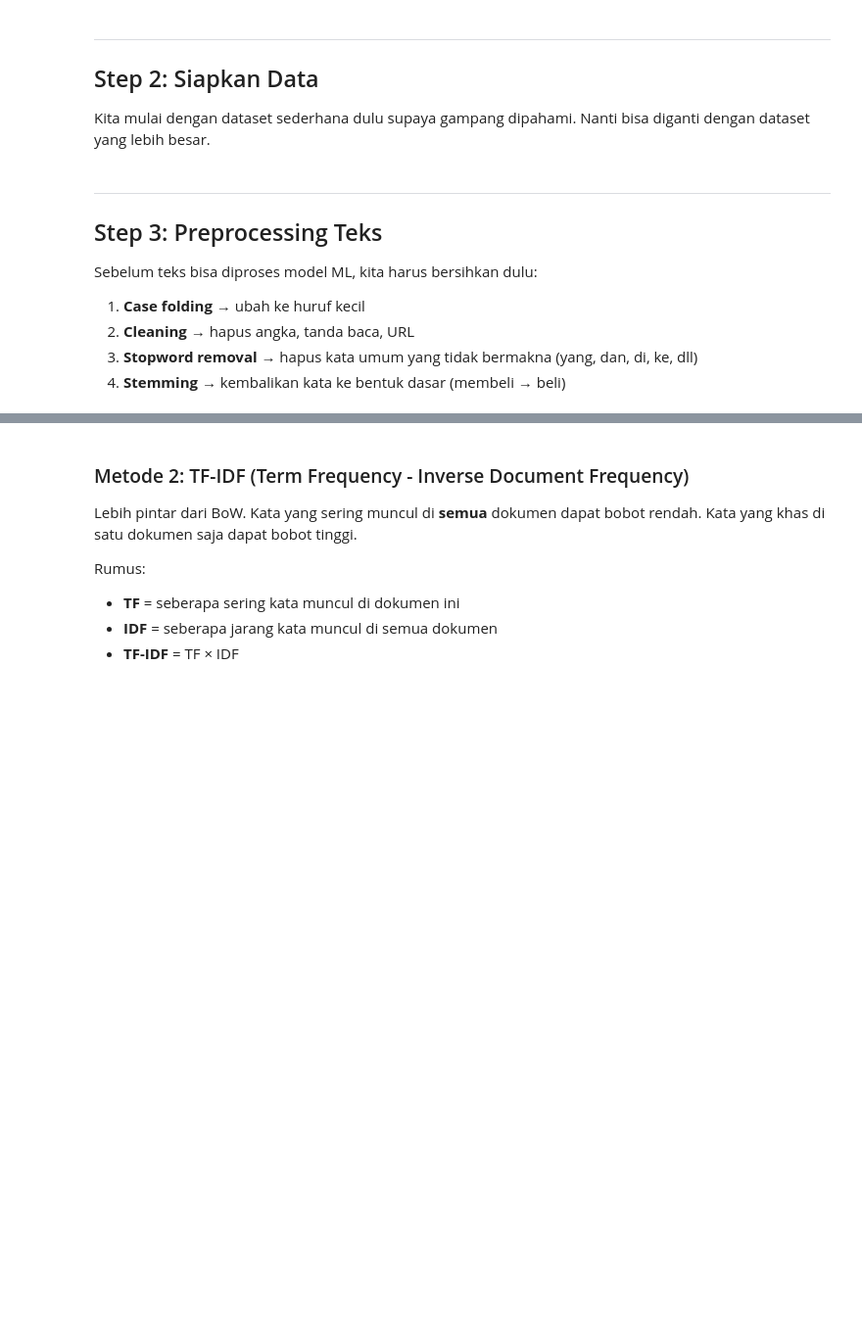
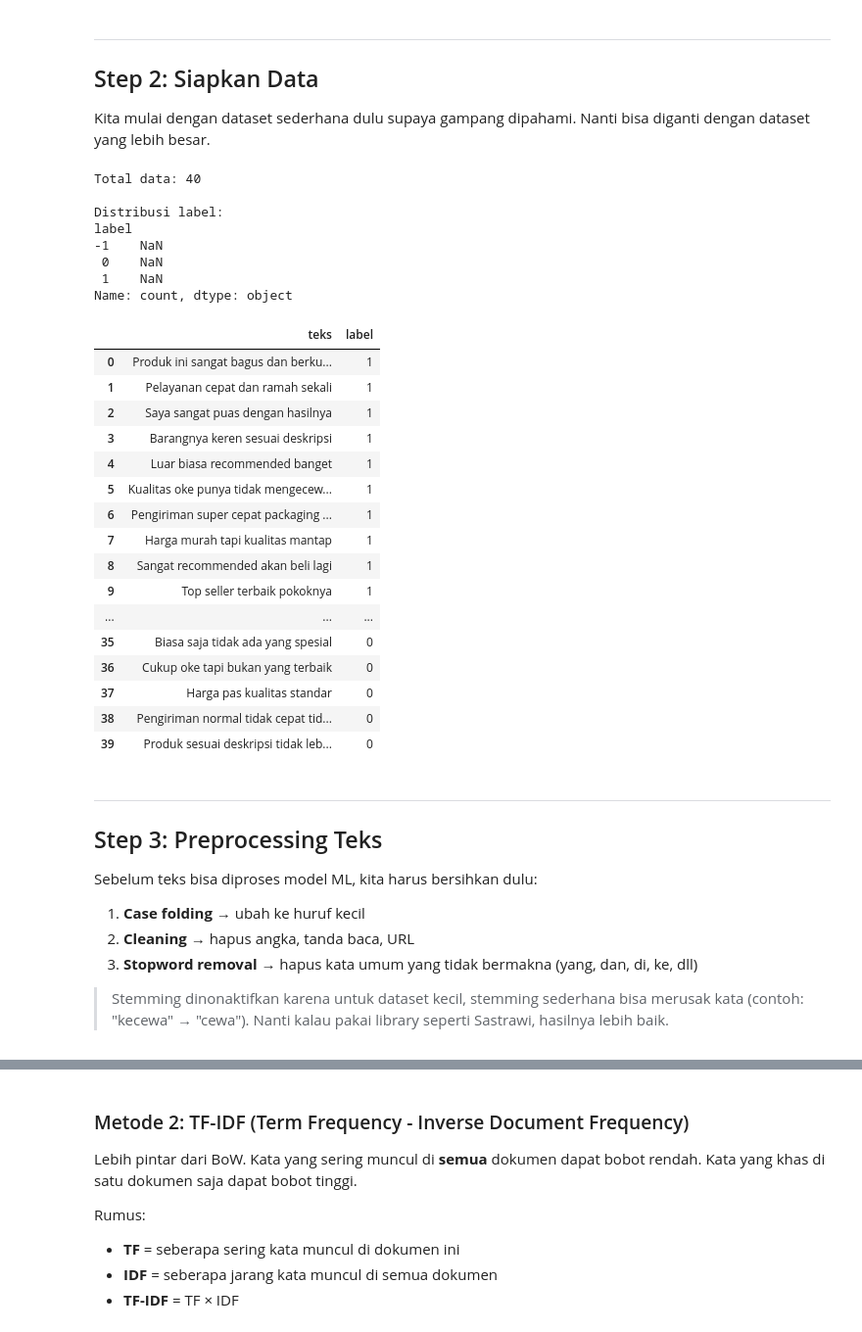
Before and after one commit to Hesyitena/sentiment_project, a Jupyter notebook: sentiment_analysis_tutorial.ipynb, the cells around one changed output, grey strips where cells are left out. Shown at 98% size. Drawn from its saved outputs; the diff is of its cells as text; code cells hidden in the pictures; blank space fills up the shorter version.

```diff
--- a/sentiment_analysis_tutorial.ipynb
+++ b/sentiment_analysis_tutorial.ipynb
@@ -61,47 +59,90 @@ print('Semua library berhasil di-import!')
 Kita mulai dengan dataset sederhana dulu supaya gampang dipahami.
 Nanti bisa diganti dengan dataset yang lebih besar.
 # %%
-# Dataset contoh: review produk
+# Dataset contoh: review produk (lebih banyak data)
 # Label: 1 = positif, -1 = negatif, 0 = netral
 
 data = {
     'teks': [
         'Produk ini sangat bagus dan berkualitas',
         'Pelayanan cepat dan ramah sekali',
         'Saya sangat puas dengan hasilnya',
-        'Barangnya keren, sesuai deskripsi',
-        'Luar biasa, recomended banget',
-        'Kualitas oke punya, tidak mengecewakan',
-        'Pengiriman super cepat, packaging rapi',
+        'Barangnya keren sesuai deskripsi',
+        'Luar biasa recommended banget',
+        'Kualitas oke punya tidak mengecewakan',
+        'Pengiriman super cepat packaging rapi',
         'Harga murah tapi kualitas mantap',
-        'Sangat recommended, akan beli lagi',
-        'Top markotop, seller terbaik',
-        'Produk jelek, kualitas buruk sekali',
+        'Sangat recommended akan beli lagi',
+        'Top seller terbaik pokoknya',
+        'Bagus banget produknya memuaskan',
+        'Pelayanan memuaskan sangat profesional',
+        'Kualitas premium harga terjangkau',
+        'Packaging rapi barang aman sampai tujuan',
+        'Seller responsif dan ramah sekali',
+        'Produk jelek kualitas buruk sekali',
         'Pelayanan lambat dan tidak ramah',
-        'Kecewa berat, tidak sesuai foto',
+        'Kecewa berat tidak sesuai foto',
         'Barangnya rusak saat sampai',
-        'Sangat tidak puas, mau refund',
-        'Kualitas mengecewakan, jangan beli',
-        'Pengiriman lama banget, parah',
+        'Sangat tidak puas mau refund',
+        'Kualitas mengecewakan jangan beli',
+        'Pengiriman lama banget parah',
         'Harga mahal tapi kualitas rendah',
-        'Penipuan, barang tidak dikirim',
+        'Penipuan barang tidak dikirim',
         'Seller tidak bertanggung jawab',
-        'Produk biasa saja, tidak istimewa',
-        'Standar lah, seperti biasa',
+        'Produk cacat tidak layak jual',
+        'Pelayanan buruk tidak pernah dibalas',
+        'Barang palsu tidak original',
+        'Rugi beli di sini mengecewakan',
+        'Kualitas hancur uang terbuang',
+        'Produk biasa saja tidak istimewa',
+        'Standar saja seperti biasa',
         'Lumayan oke untuk harganya',
         'Barang sampai dengan selamat',
         'Sesuai dengan yang dipesan',
+        'Biasa saja tidak ada yang spesial',
+        'Cukup oke tapi bukan yang terbaik',
+        'Harga pas kualitas standar',
+        'Pengiriman normal tidak cepat tidak lambat',
+        'Produk sesuai deskripsi tidak lebih tidak kurang',
     ],
     'label': [1, 1, 1, 1, 1, 1, 1, 1, 1, 1,
+              1, 1, 1, 1, 1,
               -1, -1, -1, -1, -1, -1, -1, -1, -1, -1,
-              0, 0, 0, 0, 0]
+              -1, -1, -1, -1, -1,
+              0, 0, 0, 0, 0, 0, 0, 0, 0, 0]
 }
 
 df = pd.DataFrame(data)
 print(f'Total data: {len(df)}')
 print(f'\nDistribusi label:')
-print(df['label'].value_counts().map({1: 'Positif', -1: 'Negatif', 0: 'Netral'}))
+print(df['label'].value_counts().sort_index().map({1: 'Positif', -1: 'Negatif', 0: 'Netral'}))
 df
+# %% [output]
+Total data: 40
+
+Distribusi label:
+label
+-1    NaN
+ 0    NaN
+ 1    NaN
+Name: count, dtype: object
+|  | teks | label |
+| 0 | Produk ini sangat bagus dan berku... | 1 |
+| 1 | Pelayanan cepat dan ramah sekali | 1 |
+| 2 | Saya sangat puas dengan hasilnya | 1 |
+| 3 | Barangnya keren sesuai deskripsi | 1 |
+| 4 | Luar biasa recommended banget | 1 |
+| 5 | Kualitas oke punya tidak mengecew... | 1 |
+| 6 | Pengiriman super cepat packaging ... | 1 |
+| 7 | Harga murah tapi kualitas mantap | 1 |
+| 8 | Sangat recommended akan beli lagi | 1 |
+| 9 | Top seller terbaik pokoknya | 1 |
+| ... | ... | ... |
+| 35 | Biasa saja tidak ada yang spesial | 0 |
+| 36 | Cukup oke tapi bukan yang terbaik | 0 |
+| 37 | Harga pas kualitas standar | 0 |
+| 38 | Pengiriman normal tidak cepat tid... | 0 |
+| 39 | Produk sesuai deskripsi tidak leb... | 0 |
 # %% [markdown]
 ---
 ## Step 3: Preprocessing Teks
@@ -111,4 +152,5 @@ Sebelum teks bisa diproses model ML, kita harus bersihkan dulu:
 1. **Case folding** → ubah ke huruf kecil
 2. **Cleaning** → hapus angka, tanda baca, URL
 3. **Stopword removal** → hapus kata umum yang tidak bermakna (yang, dan, di, ke, dll)
-4. **Stemming** → kembalikan kata ke bentuk dasar (membeli → beli)
+
+> Stemming dinonaktifkan karena untuk dataset kecil, stemming sederhana bisa merusak kata (contoh: "kecewa" → "cewa"). Nanti kalau pakai library seperti Sastrawi, hasilnya lebih baik.
```
Also changed, not shown: parts of 15 cells of this notebook, 1 other file.
